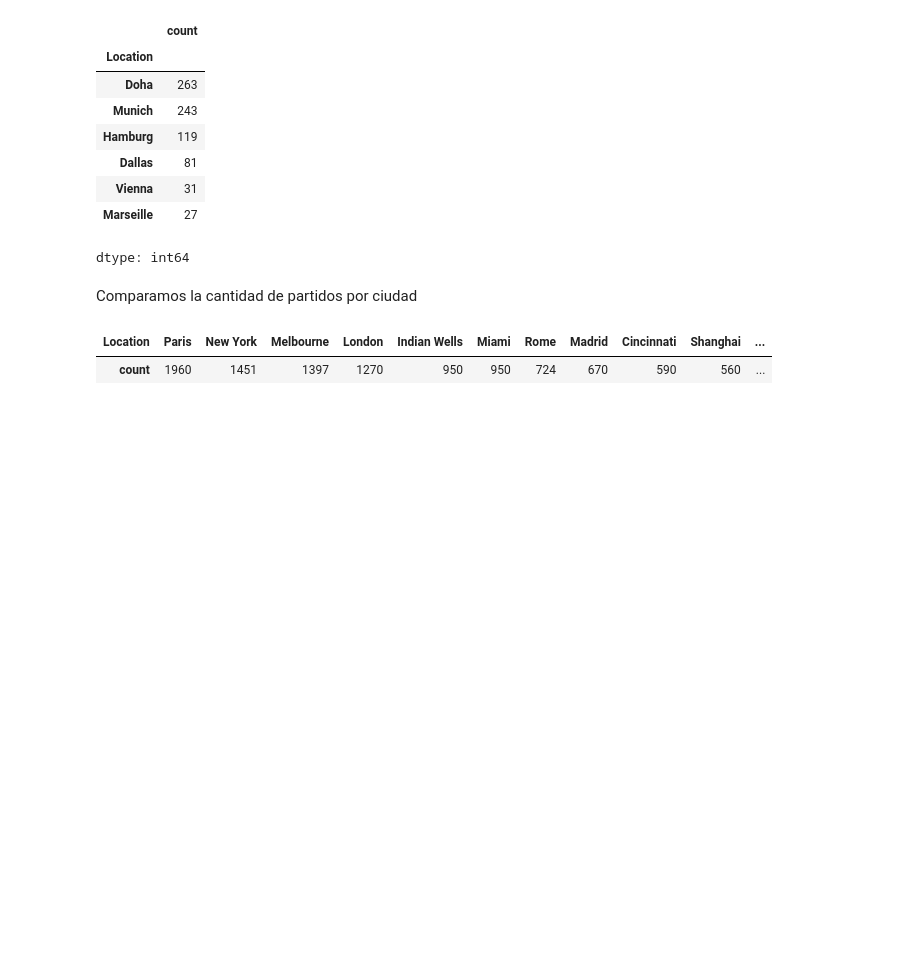
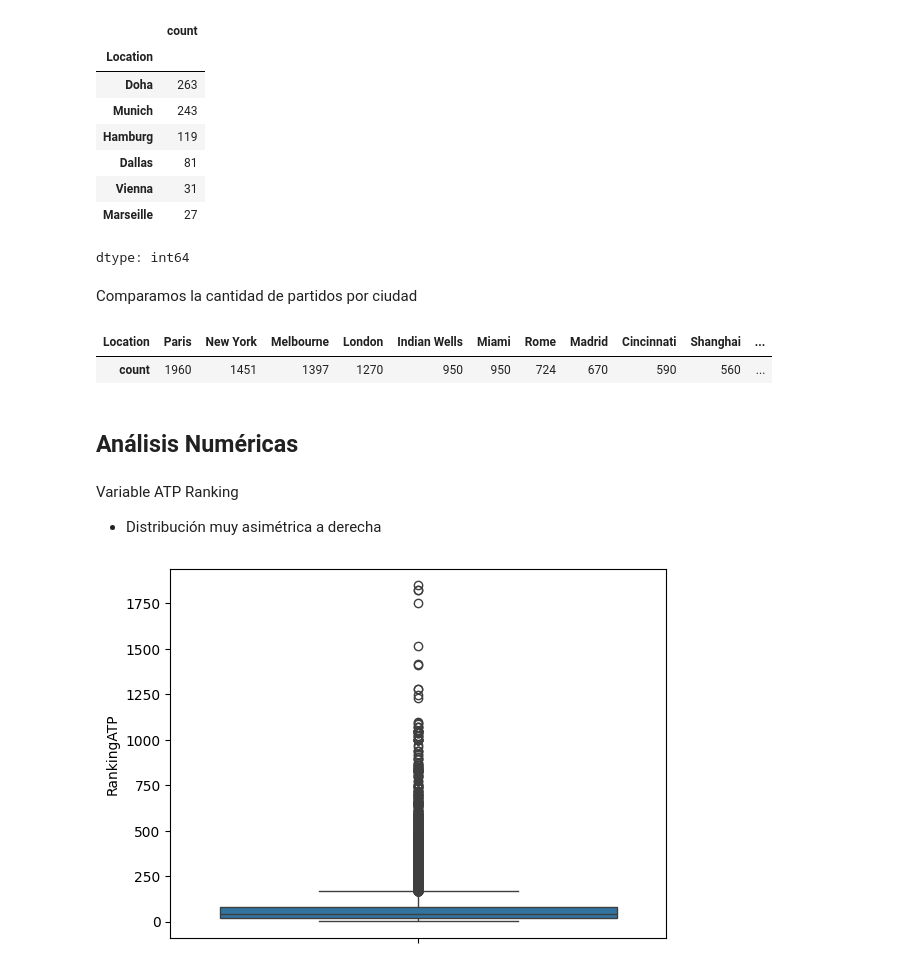
Before and after one commit to ichiP245/my-next-soderling, a Jupyter notebook: Notebooks/FullEDA.ipynb, the cells around one changed output. Cells and saved outputs as stored; diff of their text form; code cells hidden in the pictures; blank space fills up the shorter version.

```diff
--- a/Notebooks/FullEDA.ipynb
+++ b/Notebooks/FullEDA.ipynb
@@ -76,3 +76,14 @@ pd.DataFrame(df['Location'].value_counts()).T
 # %% [output]
 | Location | Paris | New York | Melbourne | London | Indian Wells | Miami | Rome | Madrid | Cincinnati | Shanghai | ... |
 | count | 1960 | 1451 | 1397 | 1270 | 950 | 950 | 724 | 670 | 590 | 560 | ... |
+# %% [markdown]
+## Análisis Numéricas
+# %% [markdown]
+Variable ATP Ranking
+- Distribución muy asimétrica a derecha
+# %%
+rankATP = pd.concat([df['rankA'], df['rankB']], axis=0).rename('RankingATP')
+sns.boxplot(data=rankATP)
+plt.show()
+# %% [output]
+[figure, added]
```
Also changed, not shown: parts of 17 cells of this notebook.
